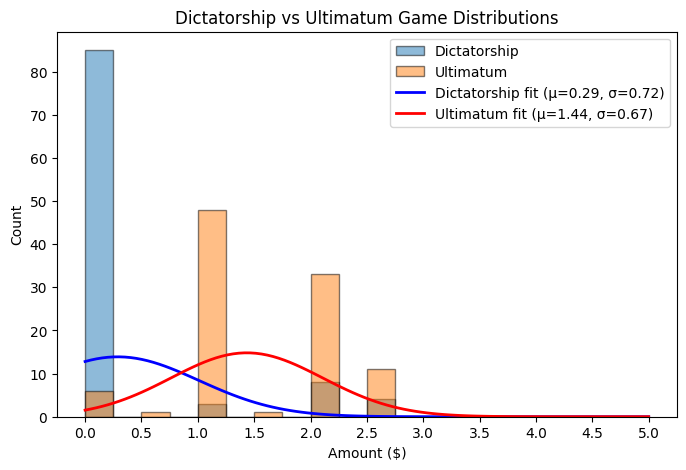
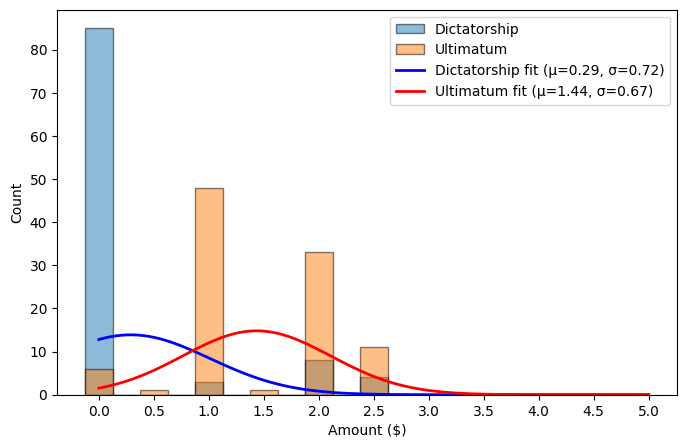
Code edit (unified diff) that turned the first committed figure into the second:
--- before
+++ after
@@ -7,13 +7,14 @@
 
 plt.figure(figsize=(8, 5))
-plt.hist(dictator_amounts, bins=np.arange(0, 5.25, 0.25), alpha=0.5, label="Dictatorship", edgecolor="black")
-plt.hist(ultimatum_offers, bins=np.arange(0, 5.25, 0.25), alpha=0.5, label="Ultimatum", edgecolor="black")
+plt.hist(dictator_amounts, bins=np.arange(0, 5.25, 0.25), alpha=0.5, label="Dictatorship", edgecolor="black", align="left")
+plt.hist(ultimatum_offers, bins=np.arange(0, 5.25, 0.25), alpha=0.5, label="Ultimatum", edgecolor="black", align="left")
 plt.plot(x, norm.pdf(x, mu_dict, std_dict) * len(dictator_amounts) * bin_width, "b-", linewidth=2, label=f"Dictatorship fit (μ={mu_dict:.2f}, σ={std_dict:.2f})")
 plt.plot(x, norm.pdf(x, mu_ulti, std_ulti) * len(ultimatum_offers) * bin_width, "r-", linewidth=2, label=f"Ultimatum fit (μ={mu_ulti:.2f}, σ={std_ulti:.2f})")
 plt.xlabel("Amount ($)")
 plt.ylabel("Count")
-plt.title("Dictatorship vs Ultimatum Game Distributions")
+#plt.title("Dictatorship vs Ultimatum Game")
 plt.xticks(np.arange(0, 5.25, 0.5))
 plt.legend()
+plt.savefig("assets/dictatorship_vs_ultimatum_distributions.pdf", bbox_inches="tight")
 plt.show()
 

Commit: dictator and love island final assets